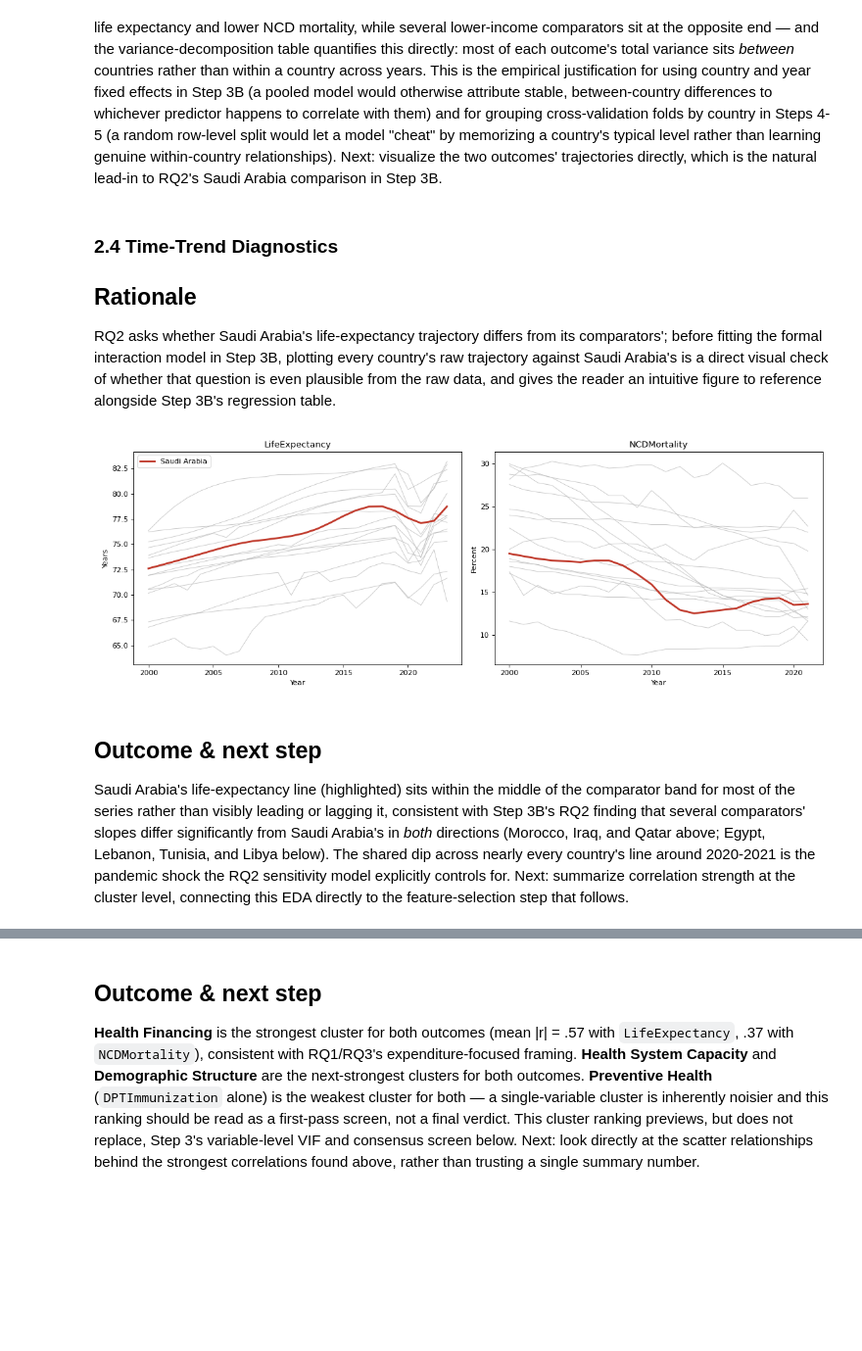
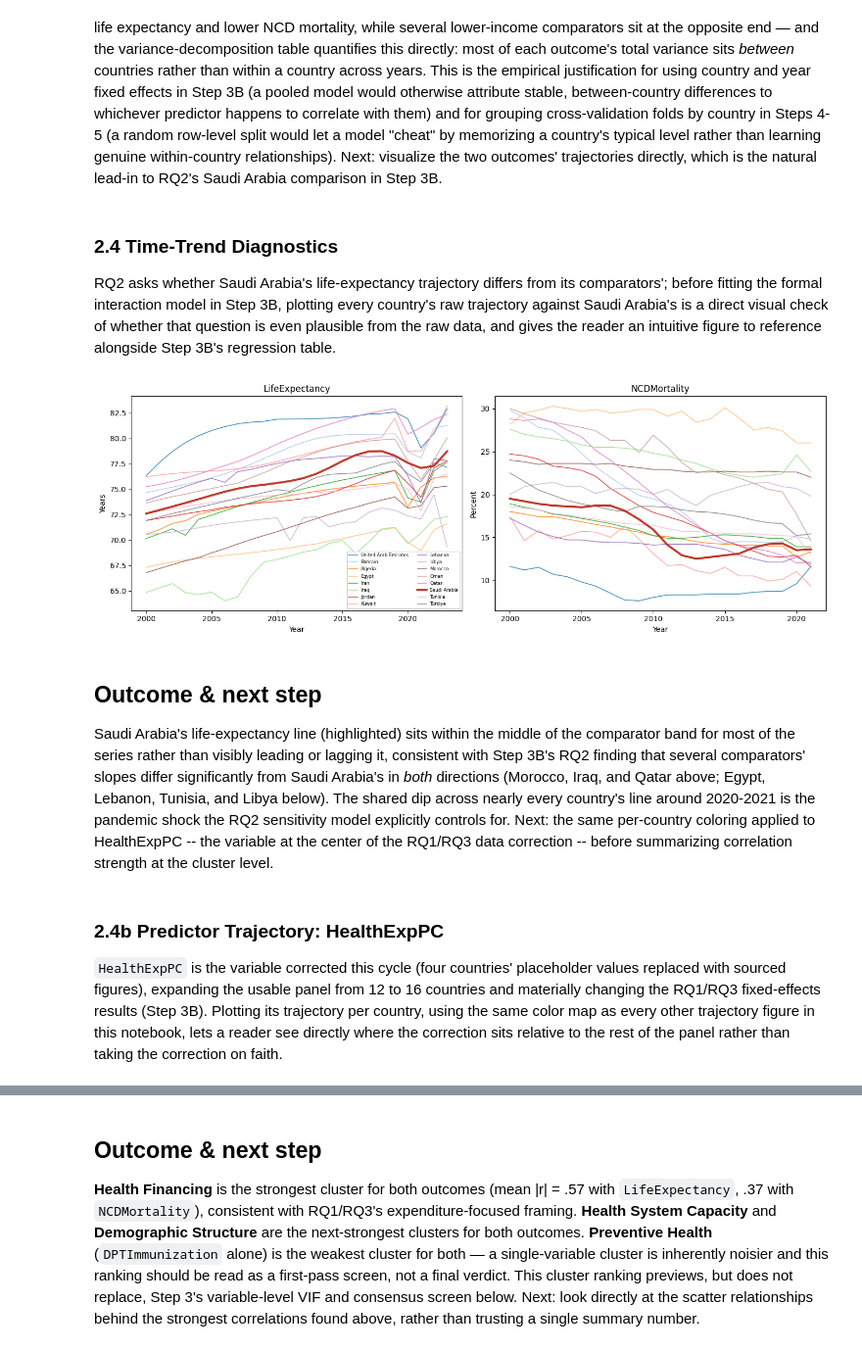
Before and after one commit to aborashed86/QM640-Health-Outcomes-Capstone, a Jupyter notebook: Notebooks/QM640_Capstone_V4_Final_Full_Analysis.ipynb, the cells around one changed output, grey strips where cells are left out. Shown at 98% size. Drawn from its saved outputs; the diff is of its cells as text; code cells hidden in the pictures; blank space fills up the shorter version.

```diff
--- a/Notebooks/QM640_Capstone_V4_Final_Full_Analysis.ipynb
+++ b/Notebooks/QM640_Capstone_V4_Final_Full_Analysis.ipynb
@@ -522,0 +538,37 @@ V3 notebook's review-not-delete policy) be seen in context rather than silently
+# %%
+fig, axes = plt.subplots(1, 3, figsize=(16, 4.5))
+
+values_ncd = df["NCDMortality"].dropna()
+axes[0].hist(values_ncd, bins=20, color="#8a2c2c", alpha=0.8, edgecolor="white")
+axes[0].axvline(values_ncd.mean(), color="black", linestyle="--", linewidth=1, label=f"Mean = {values_ncd.mean():.1f}")
+axes[0].axvline(values_ncd.median(), color="grey", linestyle=":", linewidth=1, label=f"Median = {values_ncd.median():.1f}")
+axes[0].set_title("Histogram")
+axes[0].set_xlabel("NCDMortality (%)")
+axes[0].legend(fontsize=8)
+
+order_ncd = df.groupby("Country")["NCDMortality"].median().sort_values().index
+data_by_country_ncd = [df.loc[df["Country"] == c, "NCDMortality"].dropna().values for c in order_ncd]
+bp = axes[1].boxplot(data_by_country_ncd, vert=False, patch_artist=True, labels=order_ncd, flierprops={
+    "marker": "o", "markerfacecolor": "#2c5f8a", "markersize": 4, "markeredgecolor": "none"})
+for box in bp["boxes"]:
+    box.set(facecolor="#8a2c2c", alpha=0.4)
+axes[1].set_title("Outlier Check (by Country)")
+axes[1].set_xlabel("NCDMortality (%)")
+axes[1].tick_params(axis="y", labelsize=7)
+
+for code, grp in df.groupby("CountryCode"):
+    grp = grp.sort_values("Year")
+    if code == "SAU":
+        axes[2].plot(grp["Year"], grp["NCDMortality"], color=COUNTRY_COLORS[code], linewidth=2.8,
+                      label="Saudi Arabia", zorder=5)
+    else:
+        axes[2].plot(grp["Year"], grp["NCDMortality"], color=COUNTRY_COLORS[code], linewidth=1.1,
+                      alpha=0.85, label=CODE_TO_COUNTRY[code])
+axes[2].set_title("Trajectory, 2000-2023")
+axes[2].set_xlabel("Year")
+axes[2].set_ylabel("NCDMortality (%)")
+axes[2].legend(fontsize=5.5, ncol=2, loc="upper right", framealpha=0.9)
+
+plt.tight_layout()
+plt.savefig(FIG_DIR / "00c_eda_snapshot_ncd.png", dpi=200, bbox_inches="tight")
+plt.show()
@@ -876,7 +939,6 @@ natural lead-in to RQ2's Saudi Arabia comparison in Step 3B.
 <a id="step-2-4"></a>
 ### 2.4 Time-Trend Diagnostics
 
-## Rationale
 RQ2 asks whether Saudi Arabia's life-expectancy trajectory differs from its comparators'; before
 fitting the formal interaction model in Step 3B, plotting every country's raw trajectory against
 Saudi Arabia's is a direct visual check of whether that question is even plausible from the raw data,
@@ -884,22 +946,24 @@ and gives the reader an intuitive figure to reference alongside Step 3B's regres
 # %%
 fig, axes = plt.subplots(1, 2, figsize=(14, 5))
 for ax, target in zip(axes, ["LifeExpectancy", "NCDMortality"]):
     for code, grp in df.groupby("CountryCode"):
         grp = grp.sort_values("Year")
         if code == "SAU":
-            ax.plot(grp["Year"], grp[target], color="#c0392b", linewidth=2.5, label="Saudi Arabia", zorder=5)
+            ax.plot(grp["Year"], grp[target], color=COUNTRY_COLORS[code], linewidth=2.8,
+                     label="Saudi Arabia", zorder=5)
         else:
-            ax.plot(grp["Year"], grp[target], color="#b0b0b0", linewidth=0.8, alpha=0.7)
+            ax.plot(grp["Year"], grp[target], color=COUNTRY_COLORS[code], linewidth=1.1,
+                     alpha=0.85, label=CODE_TO_COUNTRY[code])
     ax.set_title(target)
     ax.set_xlabel("Year")
 axes[0].set_ylabel("Years")
 axes[1].set_ylabel("Percent")
-axes[0].legend()
+axes[0].legend(fontsize=6, ncol=2, loc="lower right", framealpha=0.9)
 plt.tight_layout()
 plt.savefig(FIG_DIR / "02c_time_trends.png", dpi=200, bbox_inches="tight")
 plt.show()
 # %% [output]
-[figure, old version]
+[figure, new version]
 # %% [markdown]
 ## Outcome & next step
 Saudi Arabia's life-expectancy line (highlighted) sits within the middle of the comparator band for
@@ -907,5 +971,15 @@ most of the series rather than visibly leading or lagging it, consistent with St
 that several comparators' slopes differ significantly from Saudi Arabia's in *both* directions
 (Morocco, Iraq, and Qatar above; Egypt, Lebanon, Tunisia, and Libya below). The shared dip across
 nearly every country's line around 2020-2021 is the pandemic shock the RQ2 sensitivity model
-explicitly controls for. Next: summarize correlation strength at the cluster level, connecting this
-EDA directly to the feature-selection step that follows.
+explicitly controls for. Next: the same per-country coloring applied to HealthExpPC -- the
+variable at the center of the RQ1/RQ3 data correction -- before summarizing correlation strength at
+the cluster level.
+# %% [markdown]
+<a id="step-2-4b"></a>
+### 2.4b Predictor Trajectory: HealthExpPC
+
+`HealthExpPC` is the variable corrected this cycle (four countries' placeholder values replaced with
+sourced figures), expanding the usable panel from 12 to 16 countries and materially changing the
+RQ1/RQ3 fixed-effects results (Step 3B). Plotting its trajectory per country, using the same color
+map as every other trajectory figure in this notebook, lets a reader see directly where the
+correction sits relative to the rest of the panel rather than taking the correction on faith.
```
Also changed, not shown: parts of 106 cells of this notebook.
